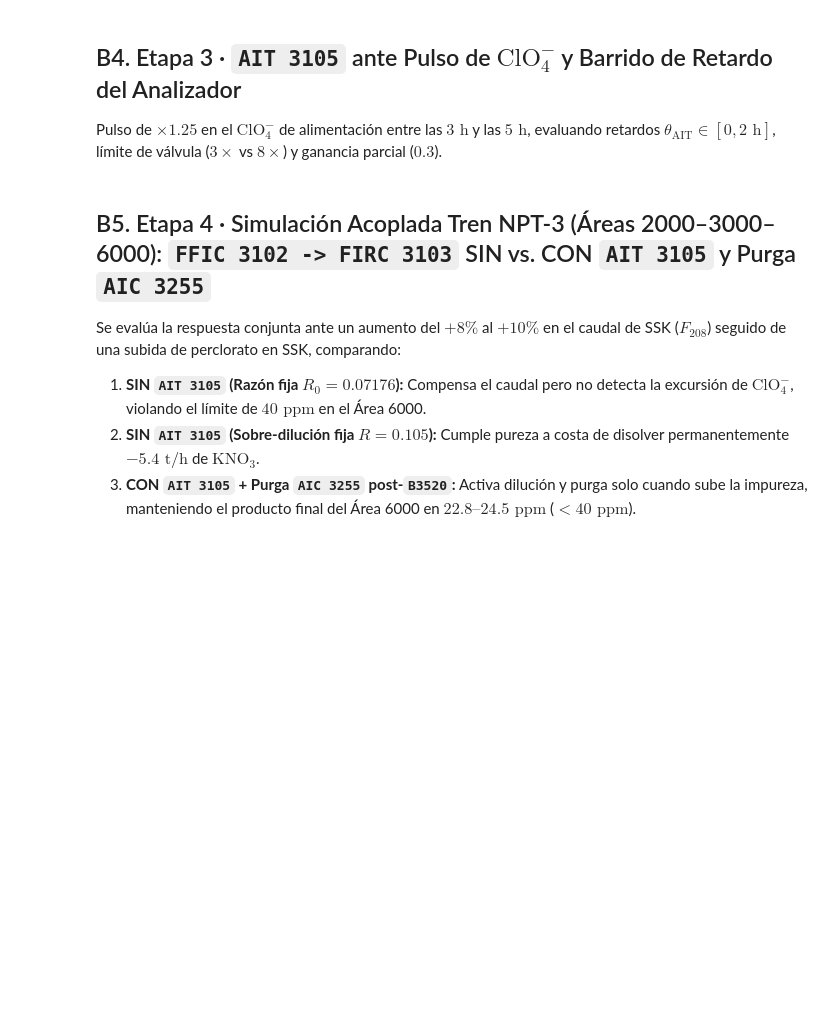
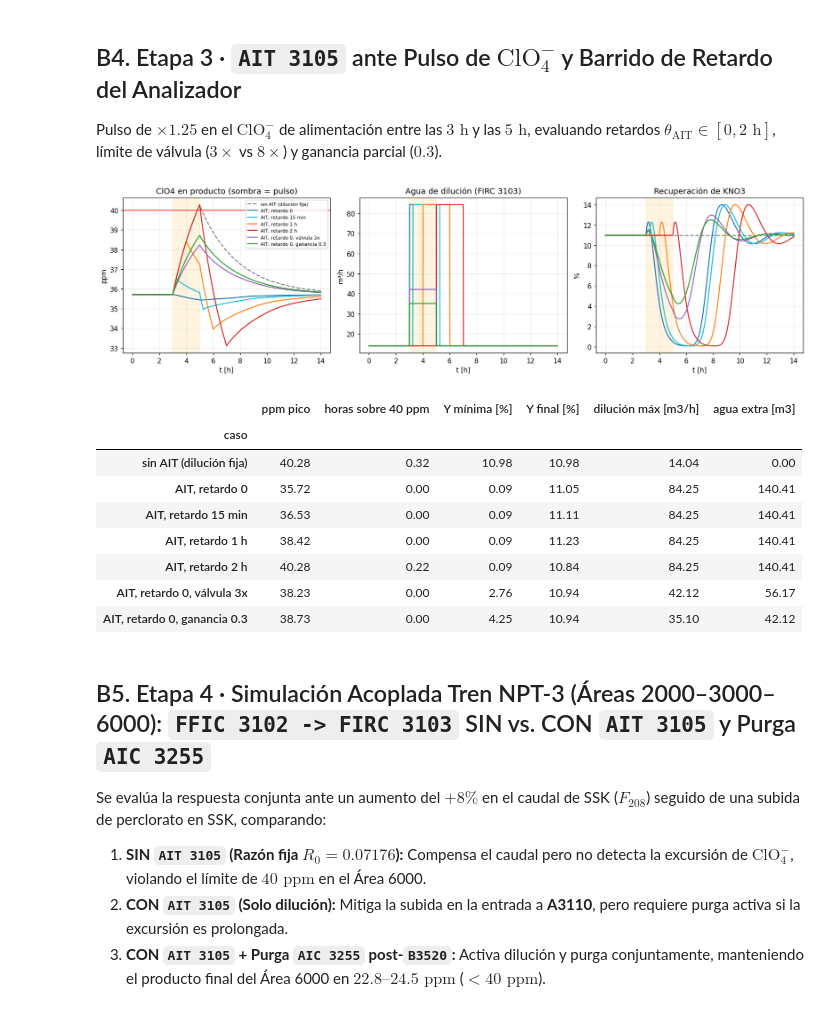
Before and after one commit to antomoyaa/CristalizadorPT, a Jupyter notebook: Cristalizador_cambios_revisar/notebooks/06_Control_por_etapas_dilucion_nuevo.ipynb, the cells around one changed output. Cells and saved outputs as stored; diff of their text form; code cells hidden in the pictures; blank space fills up the shorter version.

```diff
--- a/Cristalizador_cambios_revisar/notebooks/06_Control_por_etapas_dilucion_nuevo.ipynb
+++ b/Cristalizador_cambios_revisar/notebooks/06_Control_por_etapas_dilucion_nuevo.ipynb
@@ -13,13 +14,52 @@ Este cuaderno integra el análisis por etapas del subsistema de agua de dilució
 # %%
-import sys, os
+import sys, os, importlib
 sys.path.insert(0, os.path.abspath(".."))
 from collections import deque
 import numpy as np
 import pandas as pd
 import matplotlib.pyplot as plt
 from msmpr_core.params import make_params
+import msmpr_core.plant as P
 from msmpr_core.plant import Plant, simulate, simulate_plant_npt3_calibrated
 from msmpr_core import control as C
+importlib.reload(C)
+
+# Unificación en memoria de DelayedSensor para soportar llamadas de 2 argumentos (PlantController) y 4-5 argumentos (NPT-3)
+class _UnifiedDelayedSensor:
+    def __init__(self, delay_s, initial=0.0, dt_min=None, initial_val=None, resolution=0.0):
+        if dt_min is None and initial_val is None:
+            self.delay = float(delay_s)
+            self.value = float(initial)
+            self._queue = deque()
+            self._npt3_mode = False
+        else:
+            self.delay_steps = max(int(round(float(delay_s) / float(dt_min))), 1)
+            self.buffer = deque([initial_val] * self.delay_steps, maxlen=self.delay_steps)
+            self.tau_m = float(initial)
+            self.dt = float(dt_min)
+            self.filtered_val = initial_val
+            self.res = resolution
+            self._npt3_mode = True
+
+    def read(self, t_or_val, true_value=None):
+        if not self._npt3_mode and true_value is not None:
+            t = float(t_or_val)
+            self._queue.append((t + self.delay, true_value))
+            while self._queue and self._queue[0][0] <= t + 1e-9:
+                self.value = self._queue.popleft()[1]
+            return self.value
+        val = t_or_val
+        self.buffer.append(val)
+        delayed = self.buffer[0]
+        if self.tau_m > 0:
+            self.filtered_val += (self.dt / self.tau_m) * (delayed - self.filtered_val)
+        else:
+            self.filtered_val = delayed
+        return round(self.filtered_val / self.res) * self.res if self.res > 0 else self.filtered_val
+
+C.DelayedSensor = _UnifiedDelayedSensor
+P.DelayedSensor = _UnifiedDelayedSensor
+DelayedSensor = _UnifiedDelayedSensor
 
 os.makedirs("../docs/fig", exist_ok=True)
 plt.rcParams.update({"figure.dpi": 110, "axes.grid": True, "grid.alpha": 0.25})
@@ -104,6 +160,8 @@ pd.DataFrame({
 ## B4. Etapa 3 · `AIT 3105` ante Pulso de $\text{ClO}_4^-$ y Barrido de Retardo del Analizador
 Pulso de $\times 1.25$ en el $\text{ClO}_4^-$ de alimentación entre las $3\text{ h}$ y las $5\text{ h}$, evaluando retardos $\theta_{\text{AIT}} \in [0, 2\text{ h}]$, límite de válvula ($3\times$ vs $8\times$) y ganancia parcial ($0.3$).
 # %%
+C.DelayedSensor = _UnifiedDelayedSensor
+
 def pulso(t):
     return d0["CP_stock"] * (1.25 if 3 * 3600 <= t < 5 * 3600 else 1.0)
 
@@ -137,37 +195,48 @@ cols = ["tab:gray", "tab:blue", "tab:cyan", "tab:orange", "tab:red", "tab:purple
 rows = []
 for (name, df), col in zip(casos.items(), cols):
     ls = "--" if name.startswith("sin") else "-"
     ax[0].plot(df.t_h, df.ppm_ClO4, color=col, ls=ls, label=name)
     ax[1].plot(df.t_h, 3600 * df.Qd, color=col, ls=ls)
     ax[2].plot(df.t_h, df.recovery_pct, color=col, ls=ls)
     h = df.t_h.values
     ppm = df.ppm_ClO4.values
     Qd = 3600 * df.Qd.values
     rows.append({
         "caso": name,
         "ppm pico": ppm.max(),
         "horas sobre 40 ppm": float(np.trapezoid((ppm > 40).astype(float), h)),
         "Y mínima [%]": df.recovery_pct.min(),
         "Y final [%]": df.recovery_pct.iloc[-1],
         "dilución máx [m3/h]": Qd.max(),
         "agua extra [m3]": float(np.trapezoid(Qd - 3600 * q0, h)),
     })
 ax[0].axhline(p["spec_ClO4_ppm_max"], color="r", lw=1)
 ax[0].legend(fontsize=7)
 for a in ax:
     a.axvspan(3, 5, color="orange", alpha=0.12)
 ax[0].set(xlabel="t [h]", ylabel="ppm", title="ClO4 en producto (sombra = pulso)")
 ax[1].set(xlabel="t [h]", ylabel="m³/h", title="Agua de dilución (FIRC 3103)")
 ax[2].set(xlabel="t [h]", ylabel="%", title="Recuperación de KNO3")
 fig.tight_layout()
 fig.savefig("../docs/fig/05_AIT3105_retardo.png", dpi=150)
 plt.show()
 
 pd.DataFrame(rows).set_index("caso").round(2)
+# %% [output]
+[figure, added]
+|  | ppm pico | horas sobre 40 ppm | Y mínima [%] | Y final [%] | dilución máx [m3/h] | agua extra [m3] |
+| caso |  |  |  |  |  |  |
+| sin AIT (dilución fija) | 40.28 | 0.32 | 10.98 | 10.98 | 14.04 | 0.00 |
+| AIT, retardo 0 | 35.72 | 0.00 | 0.09 | 11.05 | 84.25 | 140.41 |
+| AIT, retardo 15 min | 36.53 | 0.00 | 0.09 | 11.11 | 84.25 | 140.41 |
+| AIT, retardo 1 h | 38.42 | 0.00 | 0.09 | 11.23 | 84.25 | 140.41 |
+| AIT, retardo 2 h | 40.28 | 0.22 | 0.09 | 10.84 | 84.25 | 140.41 |
+| AIT, retardo 0, válvula 3x | 38.23 | 0.00 | 2.76 | 10.94 | 42.12 | 56.17 |
+| AIT, retardo 0, ganancia 0.3 | 38.73 | 0.00 | 4.25 | 10.94 | 35.10 | 42.12 |
 # %% [markdown]
 ## B5. Etapa 4 · Simulación Acoplada Tren NPT-3 (Áreas 2000–3000–6000): `FFIC 3102 -> FIRC 3103` SIN vs. CON `AIT 3105` y Purga `AIC 3255`
-Se evalúa la respuesta conjunta ante un aumento del $+8\%$ al $+10\%$ en el caudal de SSK ($F_{208}$) seguido de una subida de perclorato en SSK, comparando:
+Se evalúa la respuesta conjunta ante un aumento del $+8\%$ en el caudal de SSK ($F_{208}$) seguido de una subida de perclorato en SSK, comparando:
 1. **SIN `AIT 3105` (Razón fija $R_0 = 0.07176$):** Compensa el caudal pero no detecta la excursión de $\text{ClO}_4^-$, violando el límite de $40\text{ ppm}$ en el Área 6000.
-2. **SIN `AIT 3105` (Sobre-dilución fija $R = 0.105$):** Cumple pureza a costa de disolver permanentemente $-5.4\text{ t/h}$ de $\text{KNO}_3$.
-3. **CON `AIT 3105` + Purga `AIC 3255` post-`B3520`:** Activa dilución y purga solo cuando sube la impureza, manteniendo el producto final del Área 6000 en $22.8\text{–}24.5\text{ ppm}$ ($< 40\text{ ppm}$).
+2. **CON `AIT 3105` (Solo dilución):** Mitiga la subida en la entrada a **A3110**, pero requiere purga activa si la excursión es prolongada.
+3. **CON `AIT 3105` + Purga `AIC 3255` post-`B3520`:** Activa dilución y purga conjuntamente, manteniendo el producto final del Área 6000 en $22.8\text{–}24.5\text{ ppm}$ ($< 40\text{ ppm}$).
 # %%
```
Also changed, not shown: parts of 9 cells of this notebook, 8 other files.
